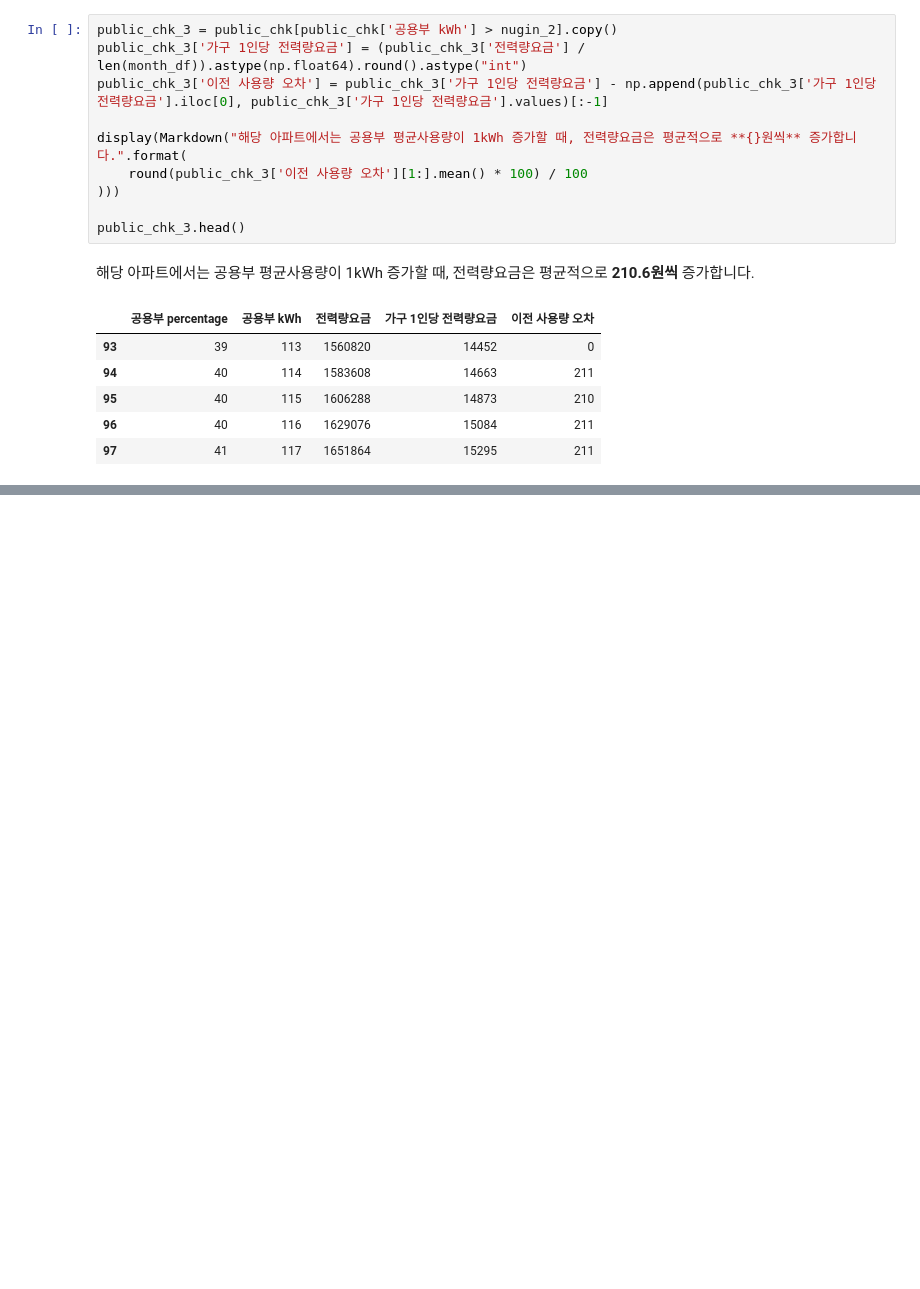
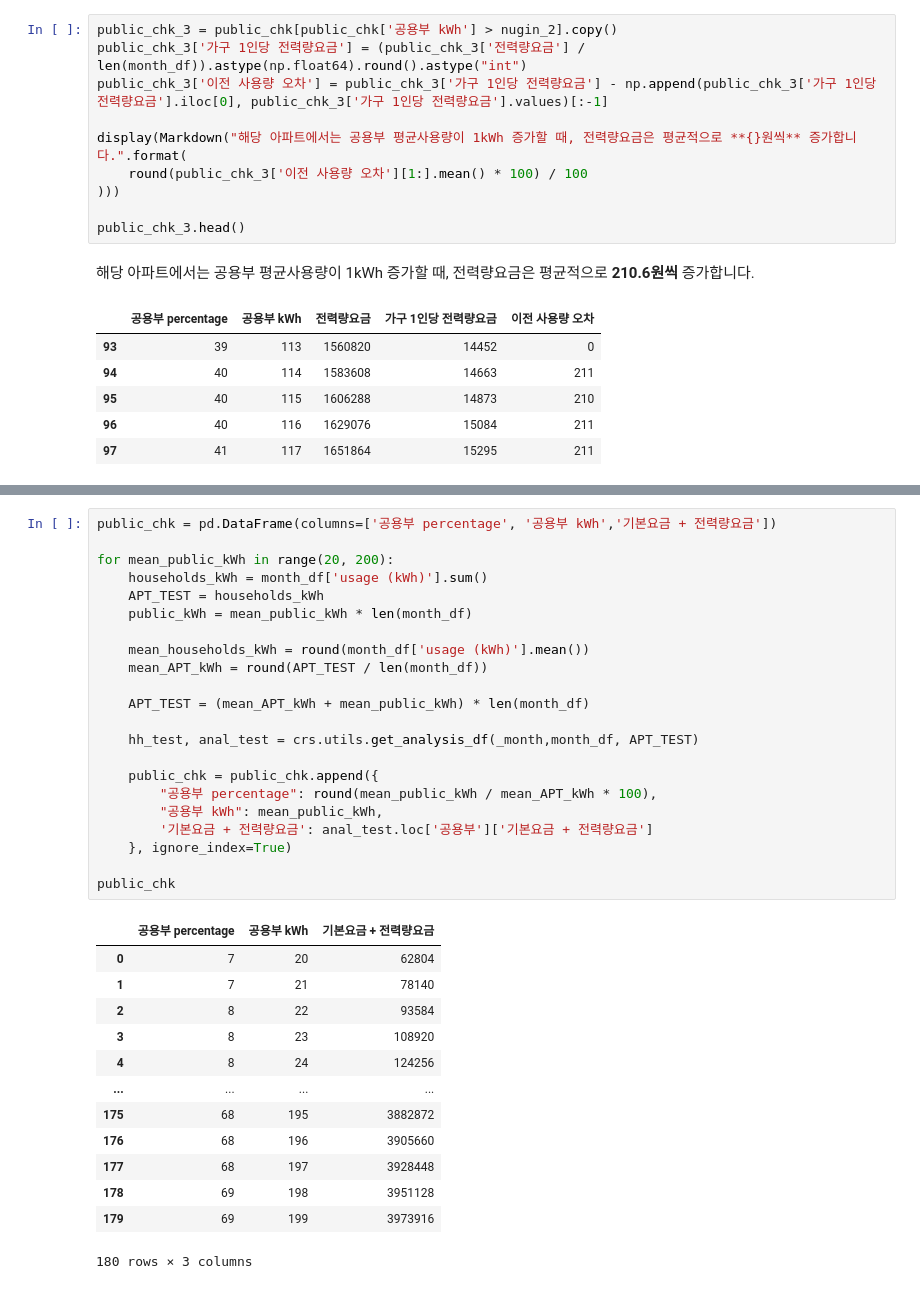
Before and after one commit to formegusto/what-is-public-fee, a Jupyter notebook: What is public fee?.ipynb, the cells around one changed output, grey strips where cells are left out. Saved outputs shown, nothing was run; the diff lists cells and outputs as text; blank space fills up the shorter version.

```diff
--- a/What is public fee?.ipynb
+++ b/What is public fee?.ipynb
@@ -637,0 +627,36 @@ public_chk_3.head()
+# %%
+public_chk = pd.DataFrame(columns=['공용부 percentage', '공용부 kWh','기본요금 + 전력량요금'])
+
+for mean_public_kWh in range(20, 200):
+    households_kWh = month_df['usage (kWh)'].sum()
+    APT_TEST = households_kWh
+    public_kWh = mean_public_kWh * len(month_df)
+
+    mean_households_kWh = round(month_df['usage (kWh)'].mean())
+    mean_APT_kWh = round(APT_TEST / len(month_df))
+
+    APT_TEST = (mean_APT_kWh + mean_public_kWh) * len(month_df)
+
+    hh_test, anal_test = crs.utils.get_analysis_df(_month,month_df, APT_TEST)
+
+    public_chk = public_chk.append({
+        "공용부 percentage": round(mean_public_kWh / mean_APT_kWh * 100),
+        "공용부 kWh": mean_public_kWh,
+        '기본요금 + 전력량요금': anal_test.loc['공용부']['기본요금 + 전력량요금']
+    }, ignore_index=True)
+
+public_chk
+# %% [output]
+|  | 공용부 percentage | 공용부 kWh | 기본요금 + 전력량요금 |
+| 0 | 7 | 20 | 62804 |
+| 1 | 7 | 21 | 78140 |
+| 2 | 8 | 22 | 93584 |
+| 3 | 8 | 23 | 108920 |
+| 4 | 8 | 24 | 124256 |
+| ... | ... | ... | ... |
+| 175 | 68 | 195 | 3882872 |
+| 176 | 68 | 196 | 3905660 |
+| 177 | 68 | 197 | 3928448 |
+| 178 | 69 | 198 | 3951128 |
+| 179 | 69 | 199 | 3973916 |
+180 rows × 3 columns
```
Also changed, not shown: parts of 8 cells of this notebook.
